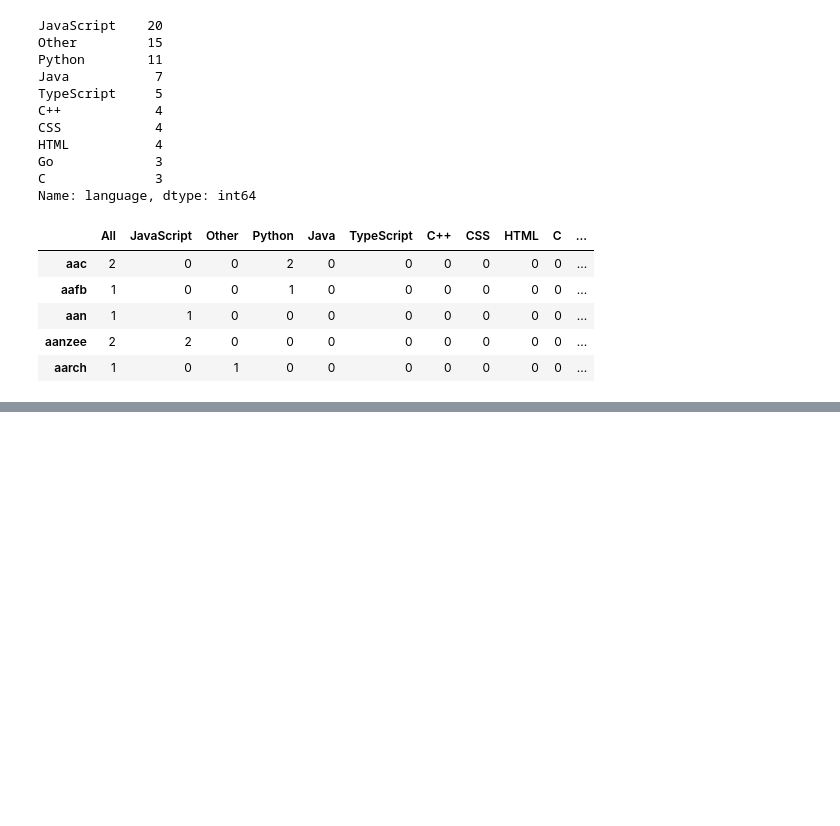
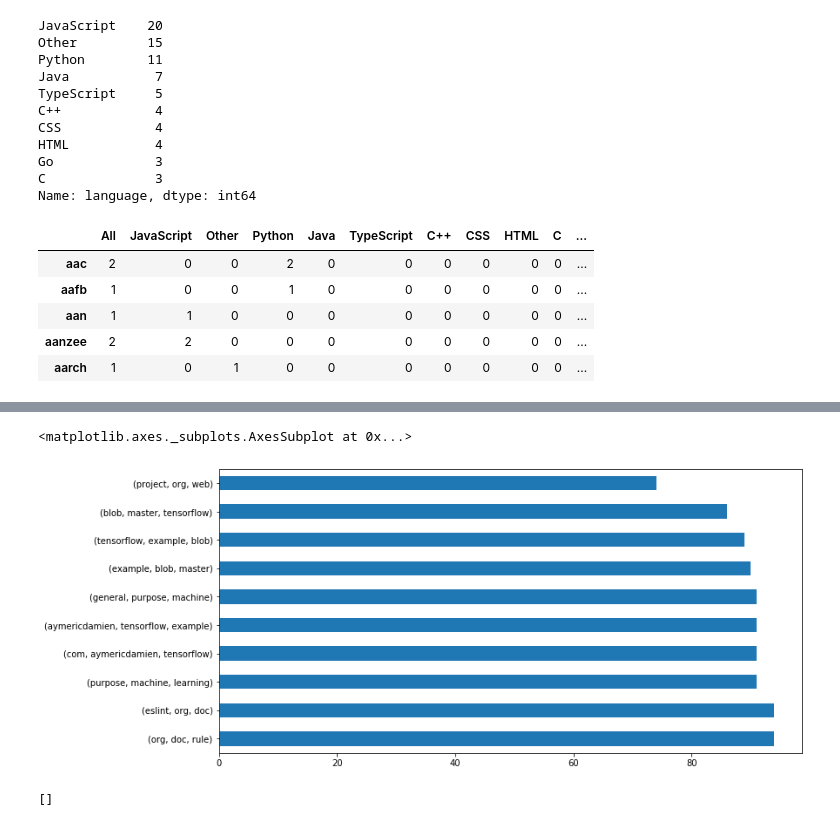
Before and after one commit to The-Tree-Muskeeters/git-language, a Jupyter notebook: nlp_project_ravinder.ipynb, the cells around one changed output, grey strips where cells are left out. Cells and saved outputs as stored; diff of their text form; code cells hidden in the pictures; blank space fills up the shorter version.

```diff
--- a/nlp_project_ravinder.ipynb
+++ b/nlp_project_ravinder.ipynb
@@ -402,0 +450,12 @@ plt.xlim(0,1000)
+# %%
+#lets look at trigrams for all text
+plt.figure(figsize = (12,6))
+bigrams = nltk.ngrams(' '.join(train.cleaned).split(), 3)
+pd.Series(bigrams).value_counts().head(10).plot.barh()
+# %% [output]
+<matplotlib.axes._subplots.AxesSubplot at 0x...>
+[figure, added]
+# %%
+list(bigrams)
+# %% [output]
+[]
```
Also changed, not shown: parts of 7 cells of this notebook.
